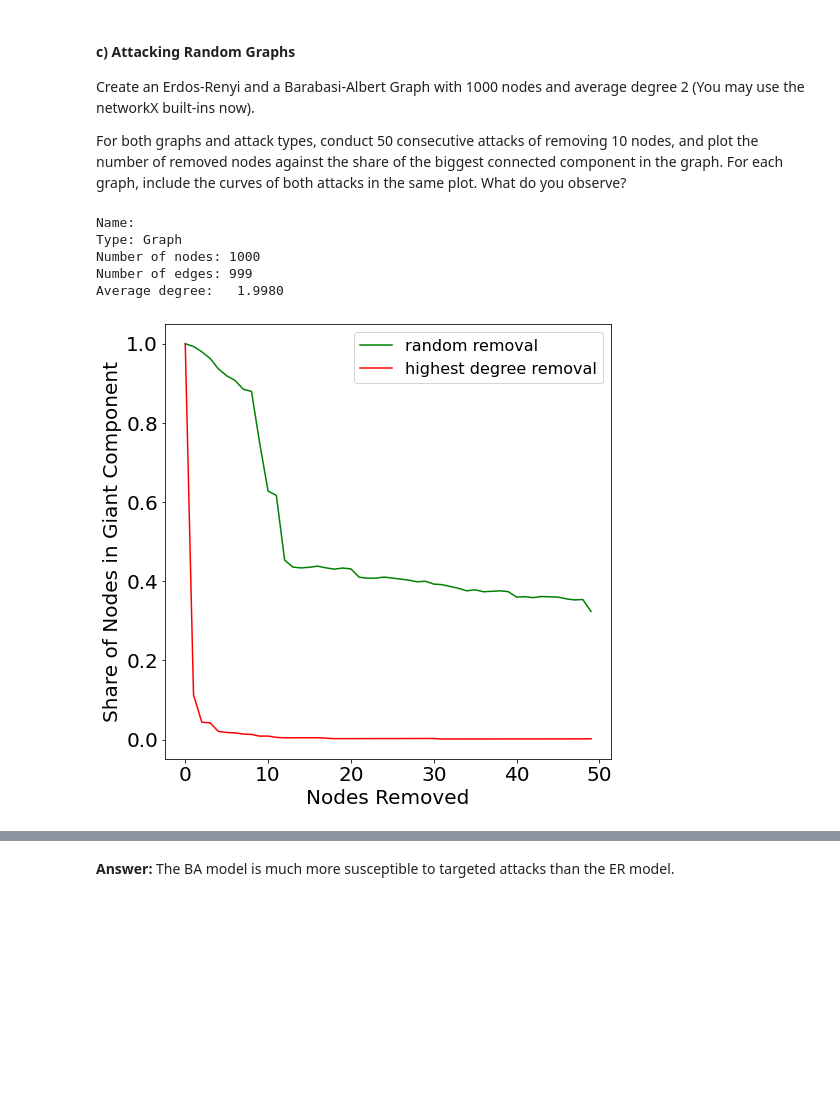
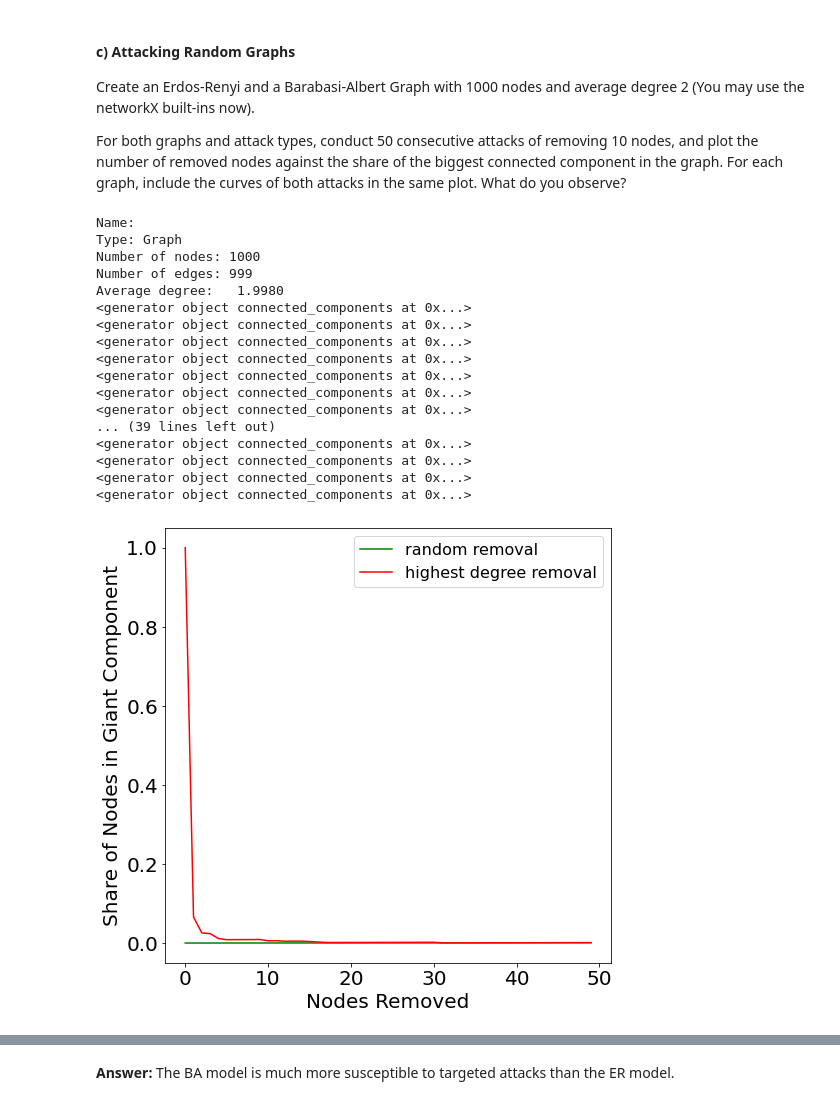
Before and after one commit to sunwen0120/social_network, a Jupyter notebook: Exercises/Exercise 4 Network Models/04e_barabasi_albert_solutions.ipynb, the cells around one changed output, grey strips where cells are left out. Saved outputs shown, nothing was run; the diff lists cells and outputs as text; code cells hidden in the pictures; blank space fills up the shorter version.

```diff
--- a/Exercises/Exercise 4 Network Models/04e_barabasi_albert_solutions.ipynb
+++ b/Exercises/Exercise 4 Network Models/04e_barabasi_albert_solutions.ipynb
@@ -156,37 +156,51 @@ H = BA.copy()
 N = H.number_of_nodes()
 for i in range(rep):
     #For the computation of the giant component use undirected graph
-    gc = max(len(c) for c in nx.connected_components(H))
+#     gc = max(len(c) for c in nx.connected_components(H))
+    a = nx.connected_components(D)
+    print(a)
     share_rand.append(gc/N)
     H = random_attack(H,10)
     N -= 10
 
 #Share of nodes in the giant component after removing highest degree nodes
 share_t = []
 D = BA.copy()
 N = D.number_of_nodes()
 for i in range(rep):
     #For the computation of the giant component use undirected graph
     gc = max(len(c) for c in nx.connected_components(D))
     share_t.append(gc/N)
     D = target_attack(D,10)
     N -= 10
 plt.figure(figsize=(8,8))
 plt.plot([x for x in share_rand],label='random removal',color='green')
 plt.plot([x for x in share_t],label='highest degree removal',color='red')
 plt.ylabel('Share of Nodes in Giant Component',size=20)
 plt.xlabel('Nodes Removed',size=20)
 plt.legend(prop={'size': 16})
 plt.xticks(size=20)
 plt.yticks(size=20)
 plt.show()
 # %% [output]
 Name:
 Type: Graph
 Number of nodes: 1000
 Number of edges: 999
 Average degree:   1.9980
+<generator object connected_components at 0x...>
+<generator object connected_components at 0x...>
+<generator object connected_components at 0x...>
+<generator object connected_components at 0x...>
+<generator object connected_components at 0x...>
+<generator object connected_components at 0x...>
+<generator object connected_components at 0x...>
+... (39 lines left out)
+<generator object connected_components at 0x...>
+<generator object connected_components at 0x...>
+<generator object connected_components at 0x...>
+<generator object connected_components at 0x...>
-[figure, old version]
+[figure, new version]
 # %%
 ER = nx.erdos_renyi_graph(1000, 2/999)
 
```
Also changed, not shown: parts of 5 cells of this notebook, 2 other files.
